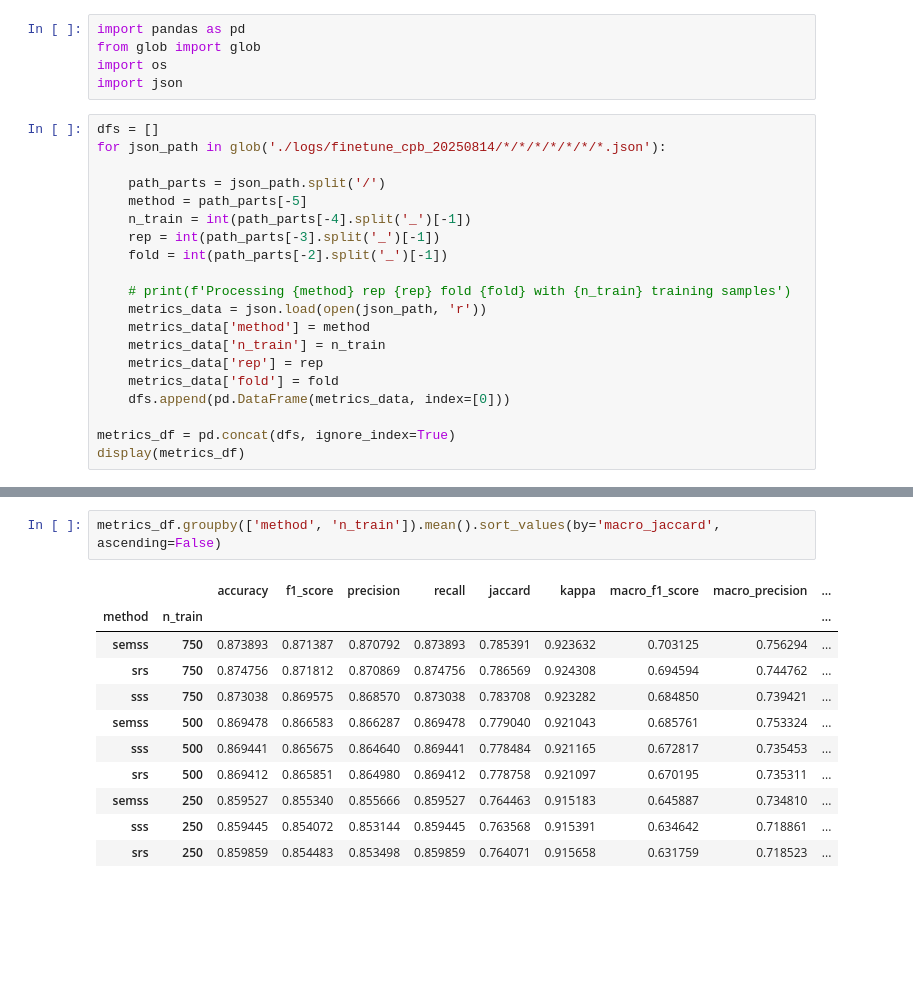
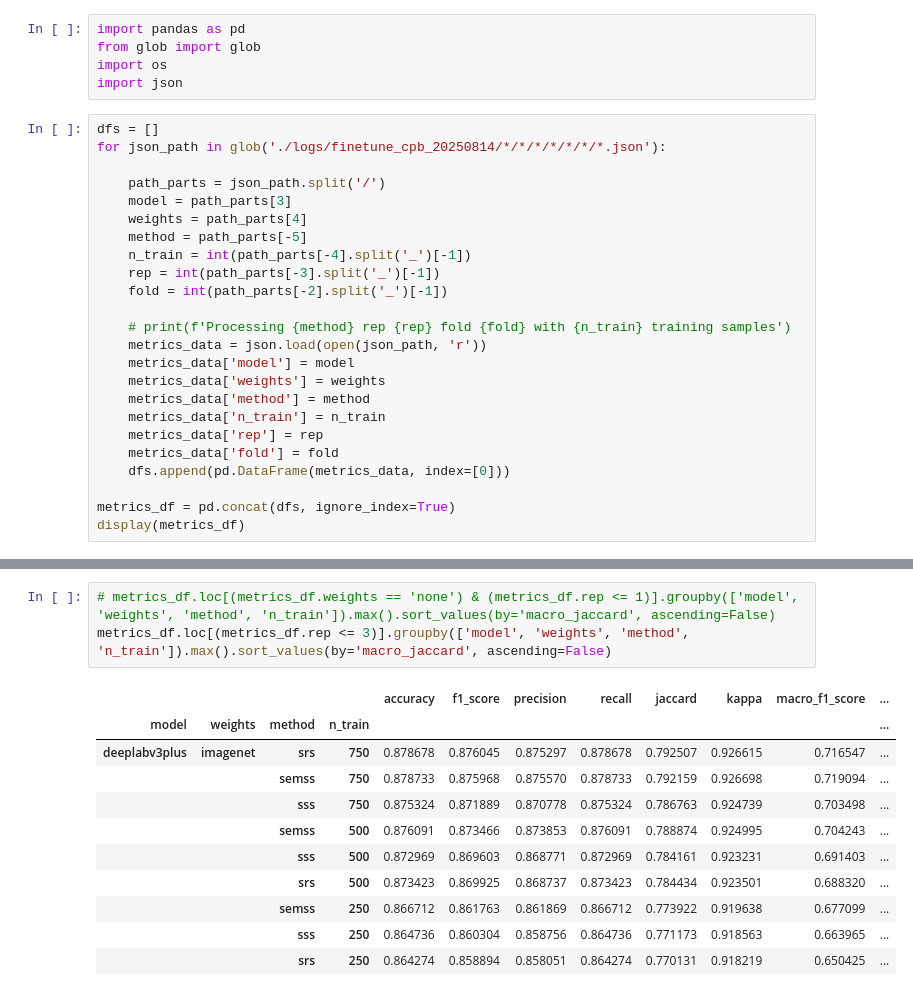
Before and after one commit to DakotaHester/ms-land-cover, a Jupyter notebook: cpb_results.ipynb, the cells around one changed output, grey strips where cells are left out. Drawn from its saved outputs; the diff is of its cells as text; blank space fills up the shorter version.

```diff
--- a/cpb_results.ipynb
+++ b/cpb_results.ipynb
@@ -8,6 +8,8 @@ dfs = []
 for json_path in glob('./logs/finetune_cpb_20250814/*/*/*/*/*/*/*.json'):
 
     path_parts = json_path.split('/')
+    model = path_parts[3]
+    weights = path_parts[4]
     method = path_parts[-5]
     n_train = int(path_parts[-4].split('_')[-1])
     rep = int(path_parts[-3].split('_')[-1])
@@ -15,6 +17,8 @@ for json_path in glob('./logs/finetune_cpb_20250814/*/*/*/*/*/*/*.json'):
 
     # print(f'Processing {method} rep {rep} fold {fold} with {n_train} training samples')
     metrics_data = json.load(open(json_path, 'r'))
+    metrics_data['model'] = model
+    metrics_data['weights'] = weights
     metrics_data['method'] = method
     metrics_data['n_train'] = n_train
     metrics_data['rep'] = rep
@@ -57,14 +44,15 @@ Processing semss rep 0 fold 1 with 250 training samples
 # %%
-metrics_df.groupby(['method', 'n_train']).mean().sort_values(by='macro_jaccard', ascending=False)
+# metrics_df.loc[(metrics_df.weights == 'none') & (metrics_df.rep <= 1)].groupby(['model', 'weights', 'method', 'n_train']).max().sort_values(by='macro_jaccard', ascending=False)
+metrics_df.loc[(metrics_df.rep <= 3)].groupby(['model', 'weights', 'method', 'n_train']).max().sort_values(by='macro_jaccard', ascending=False)
 # %% [output]
-|  |  | accuracy | f1_score | precision | recall | jaccard | kappa | macro_f1_score | macro_precision | ... |
-| method | n_train |  |  |  |  |  |  |  |  | ... |
-| semss | 750 | 0.873893 | 0.871387 | 0.870792 | 0.873893 | 0.785391 | 0.923632 | 0.703125 | 0.756294 | ... |
-| srs | 750 | 0.874756 | 0.871812 | 0.870869 | 0.874756 | 0.786569 | 0.924308 | 0.694594 | 0.744762 | ... |
-| sss | 750 | 0.873038 | 0.869575 | 0.868570 | 0.873038 | 0.783708 | 0.923282 | 0.684850 | 0.739421 | ... |
-| semss | 500 | 0.869478 | 0.866583 | 0.866287 | 0.869478 | 0.779040 | 0.921043 | 0.685761 | 0.753324 | ... |
-| sss | 500 | 0.869441 | 0.865675 | 0.864640 | 0.869441 | 0.778484 | 0.921165 | 0.672817 | 0.735453 | ... |
-| srs | 500 | 0.869412 | 0.865851 | 0.864980 | 0.869412 | 0.778758 | 0.921097 | 0.670195 | 0.735311 | ... |
-| semss | 250 | 0.859527 | 0.855340 | 0.855666 | 0.859527 | 0.764463 | 0.915183 | 0.645887 | 0.734810 | ... |
-| sss | 250 | 0.859445 | 0.854072 | 0.853144 | 0.859445 | 0.763568 | 0.915391 | 0.634642 | 0.718861 | ... |
-| srs | 250 | 0.859859 | 0.854483 | 0.853498 | 0.859859 | 0.764071 | 0.915658 | 0.631759 | 0.718523 | ... |
+|  |  |  |  | accuracy | f1_score | precision | recall | jaccard | kappa | macro_f1_score | ... |
+| model | weights | method | n_train |  |  |  |  |  |  |  | ... |
+| deeplabv3plus | imagenet | srs | 750 | 0.878678 | 0.876045 | 0.875297 | 0.878678 | 0.792507 | 0.926615 | 0.716547 | ... |
+|  |  | semss | 750 | 0.878733 | 0.875968 | 0.875570 | 0.878733 | 0.792159 | 0.926698 | 0.719094 | ... |
+|  |  | sss | 750 | 0.875324 | 0.871889 | 0.870778 | 0.875324 | 0.786763 | 0.924739 | 0.703498 | ... |
+|  |  | semss | 500 | 0.876091 | 0.873466 | 0.873853 | 0.876091 | 0.788874 | 0.924995 | 0.704243 | ... |
+|  |  | sss | 500 | 0.872969 | 0.869603 | 0.868771 | 0.872969 | 0.784161 | 0.923231 | 0.691403 | ... |
+|  |  | srs | 500 | 0.873423 | 0.869925 | 0.868737 | 0.873423 | 0.784434 | 0.923501 | 0.688320 | ... |
+|  |  | semss | 250 | 0.866712 | 0.861763 | 0.861869 | 0.866712 | 0.773922 | 0.919638 | 0.677099 | ... |
+|  |  | sss | 250 | 0.864736 | 0.860304 | 0.858756 | 0.864736 | 0.771173 | 0.918563 | 0.663965 | ... |
+|  |  | srs | 250 | 0.864274 | 0.858894 | 0.858051 | 0.864274 | 0.770131 | 0.918219 | 0.650425 | ... |
```
Also changed, not shown: parts of 4 cells of this notebook.
